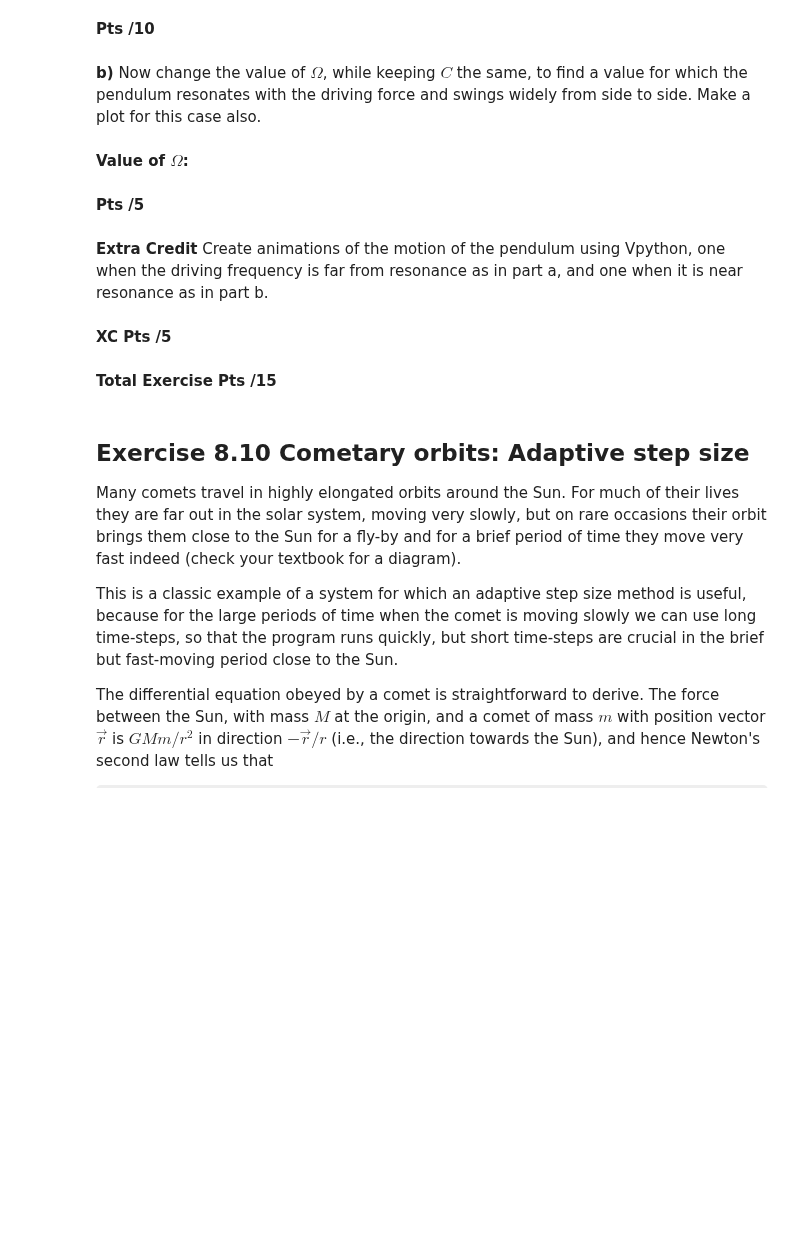
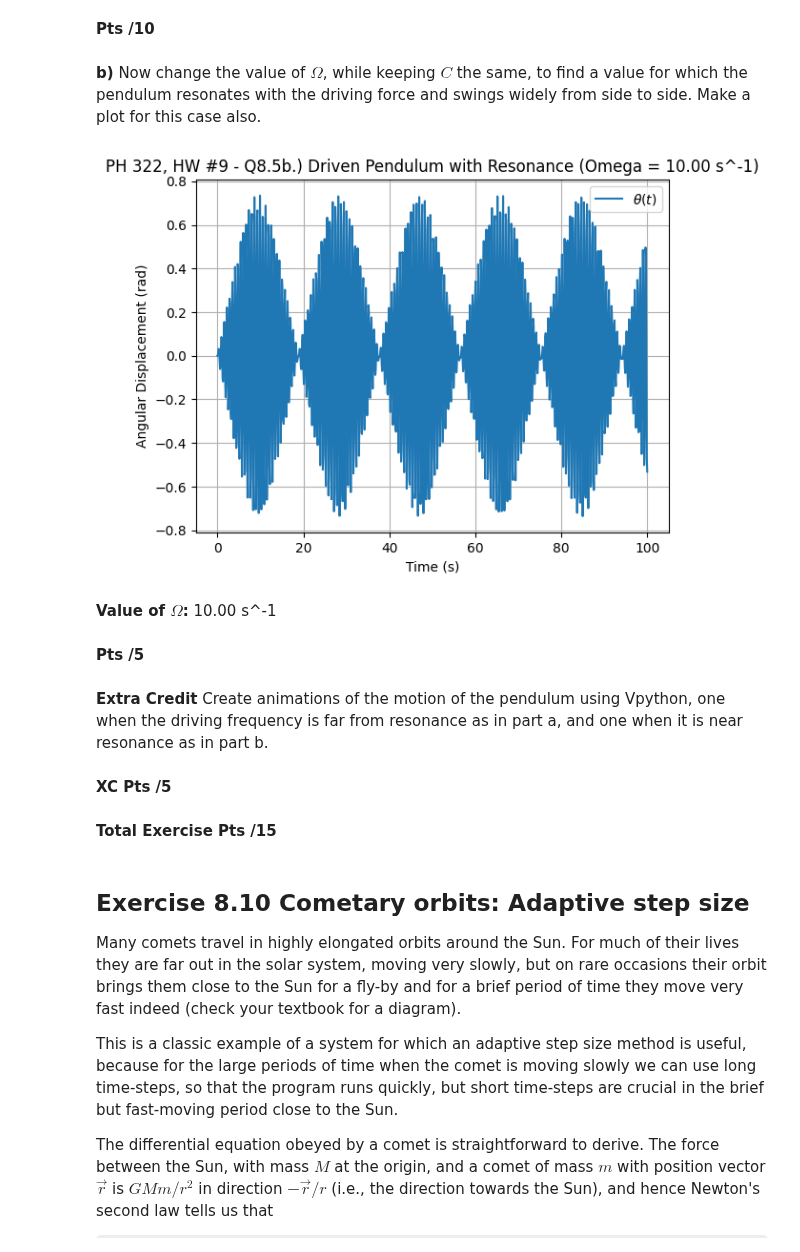
Before and after one commit to DebuggerDan/ph322-computational-physics-sp23, a Jupyter notebook: hw9_dan_jang_ph322_2023.ipynb, the cells around one changed output. Saved outputs shown, nothing was run; the diff lists cells and outputs as text; code cells hidden in the pictures; some formulas as TeX source; blank space fills up the shorter version.

```diff
--- a/hw9_dan_jang_ph322_2023.ipynb
+++ b/hw9_dan_jang_ph322_2023.ipynb
@@ -32,5 +73,75 @@ Now change the value of $\Omega$, while keeping $C$ the same, to find a value fo
+# %%
+### PH322 - HW #9 - Q8.5b. - Dan Jang
+## Credits to ChatGPT for numpy, scipy, & matplotlib implementation
+
+import numpy as np
+from scipy.integrate import odeint
+import matplotlib.pyplot as plt
+
+# Constants
+g = 9.81  # m/s^2
+l = 0.1  # 10 cm = 0.1 m
+C = 2.0  # s^-2
+Omega = 5.0  # s^-1
+
+# Initial conditions
+theta0 = 0.0
+omega0 = 0.0
+y0 = [theta0, omega0]
+
+# Time array
+t = np.linspace(0, 100, 1000)
+
+
+# Define the system of ODEs
+def pendulum(y, t, g, l, C, Omega):
+    theta, omega = y
+    dydt = [
+        omega, -g / l * np.sin(theta) + C * np.cos(theta) * np.sin(Omega * t)
+    ]
+    return dydt
+
+
+# Function to calculate the final value of theta for a given Omega value
+def final_theta(Omega):
+    sol = odeint(pendulum, y0, t, args=(g, l, C, Omega))
+    return sol[-1, 0]
+
+
+# Find the resonant frequency
+Omega_values = np.linspace(0, 10, 100)
+final_theta_values = [final_theta(Omega) for Omega in Omega_values]
+Omega_resonant = Omega_values[np.argmax(np.abs(final_theta_values))]
+
+# Solve the ODEs for the resonant frequency
+sol_resonant = odeint(pendulum, y0, t, args=(g, l, C, Omega_resonant))
+
+# Plot the solution for the resonant frequency
+plt.plot(t, sol_resonant[:, 0], label=r'$\theta(t)$')
+plt.xlabel('Time (s)')
+plt.ylabel('Angular Displacement (rad)')
+plt.title(
+    f'PH 322, HW #9 - Q8.5b.) Driven Pendulum with Resonance (Omega = {Omega_resonant:.2f} s^-1)'
+)
+plt.legend()
+plt.grid()
+plt.show()
+
+# # Solve the ODEs
+# sol = odeint(pendulum, y0, t, args=(g, l, C, Omega))
+
+# # Plot the solution
+# plt.plot(t, sol[:, 0], label=r'$\theta(t)$')
+# plt.xlabel('Time (s)')
+# plt.ylabel('Angular Displacement (rad)')
+# plt.title('PH 322, HW #9 - Q8.5a.) Driven Pendulum')
+# plt.legend()
+# plt.grid()
+# plt.show()
+# %% [output]
+[figure, added]
 # %% [markdown]
-**Value of $\Omega$:**
+**Value of $\Omega$:** 10.00 s^-1
 # %% [markdown]
 **Pts /5**
 # %% [markdown]
```
Also changed, not shown: parts of 4 cells of this notebook.
